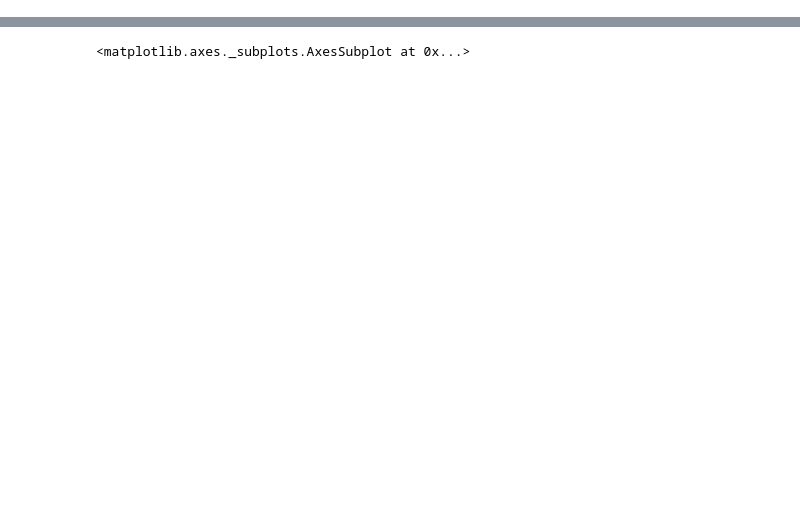
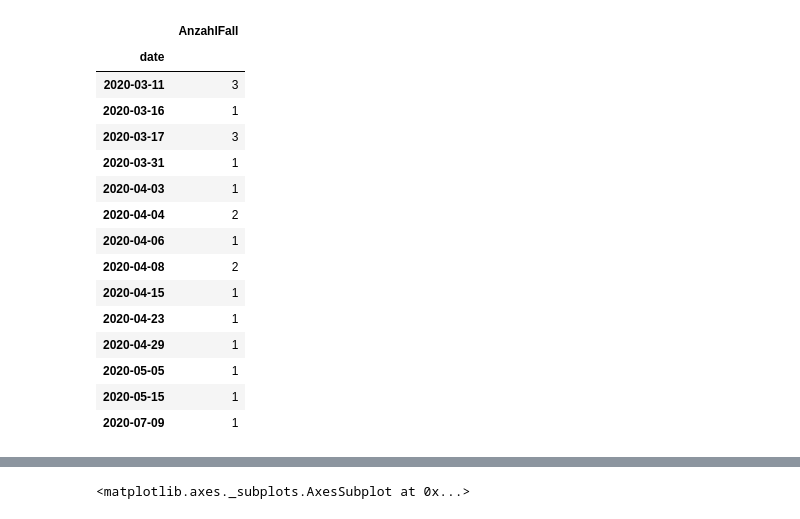
Before and after one commit to oscovida/oscovida, a Jupyter notebook: tools/pelican/content/ipynb/daily-distribution-new-cases-germany.ipynb, the cells around one changed output, grey strips where cells are left out. Cells and saved outputs as stored; diff of their text form; code cells hidden in the pictures; blank space fills up the shorter version.

```diff
--- a/tools/pelican/content/ipynb/daily-distribution-new-cases-germany.ipynb
+++ b/tools/pelican/content/ipynb/daily-distribution-new-cases-germany.ipynb
@@ -20,0 +122,20 @@ df4 = data.groupby(["Landkreis", "date"]).agg({'AnzahlFall': 'sum'})
+# %%
+pd.set_option("display.max_rows",1000)
+df4.loc["SK Emden"]
+# %% [output]
+|  | AnzahlFall |
+| date |  |
+| 2020-03-11 | 3 |
+| 2020-03-16 | 1 |
+| 2020-03-17 | 3 |
+| 2020-03-31 | 1 |
+| 2020-04-03 | 1 |
+| 2020-04-04 | 2 |
+| 2020-04-06 | 1 |
+| 2020-04-08 | 2 |
+| 2020-04-15 | 1 |
+| 2020-04-23 | 1 |
+| 2020-04-29 | 1 |
+| 2020-05-05 | 1 |
+| 2020-05-15 | 1 |
+| 2020-07-09 | 1 |
```
Also changed, not shown: parts of 46 cells of this notebook.
